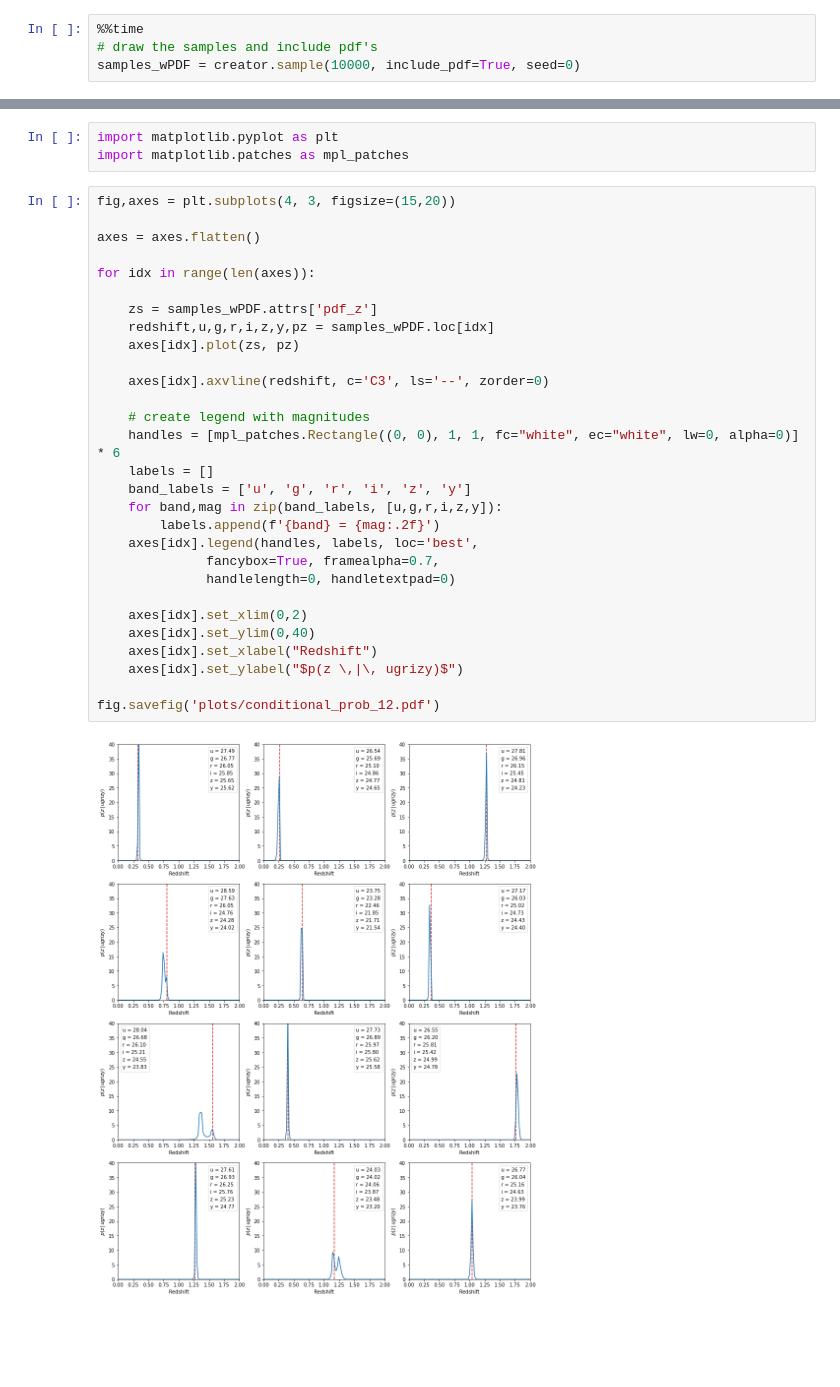
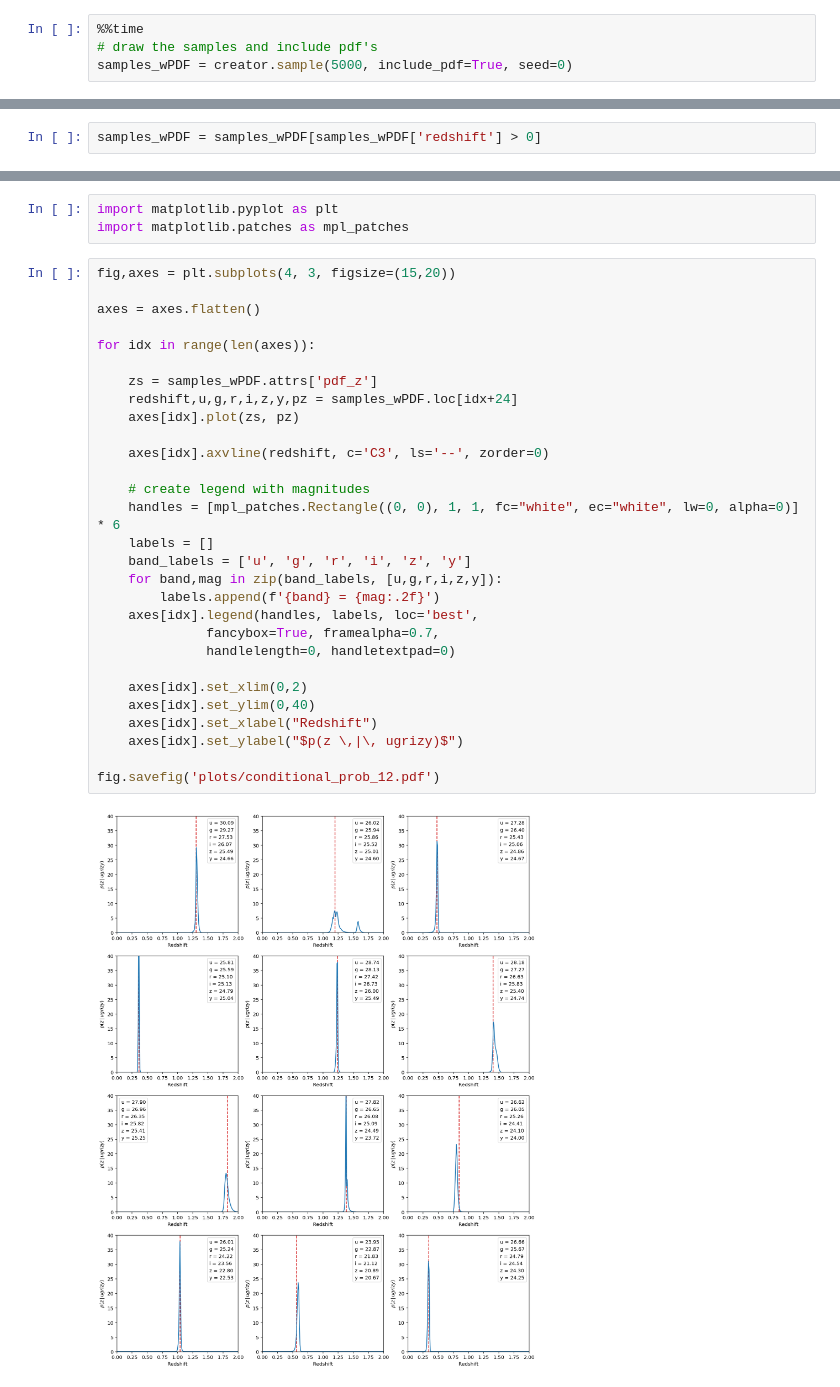
Before and after one commit to LSSTDESC/rail_attic, a Jupyter notebook: rail/creation/creation_demo.ipynb, the cells around one changed output, grey strips where cells are left out. Drawn from its saved outputs; the diff is of its cells as text; blank space fills up the shorter version.

Commit message:
Improved plotting in creation demo.

```diff
--- a/rail/creation/creation_demo.ipynb
+++ b/rail/creation/creation_demo.ipynb
@@ -42,5 +44,5 @@ Let's draw the same sample, but this time get the conditional pdf's as well.
 # %%
 %%time
 # draw the samples and include pdf's
-samples_wPDF = creator.sample(10000, include_pdf=True, seed=0)
+samples_wPDF = creator.sample(5000, include_pdf=True, seed=0)
 # %% [output]
@@ -49,3 +53,5 @@ Wall time: 3min 48s
+# %%
+samples_wPDF = samples_wPDF[samples_wPDF['redshift'] > 0]
 # %%
 # print the first few
 samples_wPDF.head()
@@ -70,31 +76,31 @@ import matplotlib.patches as mpl_patches
 # %%
 fig,axes = plt.subplots(4, 3, figsize=(15,20))
 
 axes = axes.flatten()
 
 for idx in range(len(axes)):
 
     zs = samples_wPDF.attrs['pdf_z']
-    redshift,u,g,r,i,z,y,pz = samples_wPDF.loc[idx]
+    redshift,u,g,r,i,z,y,pz = samples_wPDF.loc[idx+24]
     axes[idx].plot(zs, pz)
 
     axes[idx].axvline(redshift, c='C3', ls='--', zorder=0)
 
     # create legend with magnitudes
     handles = [mpl_patches.Rectangle((0, 0), 1, 1, fc="white", ec="white", lw=0, alpha=0)] * 6
     labels = []
     band_labels = ['u', 'g', 'r', 'i', 'z', 'y']
     for band,mag in zip(band_labels, [u,g,r,i,z,y]):
         labels.append(f'{band} = {mag:.2f}')
     axes[idx].legend(handles, labels, loc='best',
               fancybox=True, framealpha=0.7,
               handlelength=0, handletextpad=0)
 
     axes[idx].set_xlim(0,2)
     axes[idx].set_ylim(0,40)
     axes[idx].set_xlabel("Redshift")
     axes[idx].set_ylabel("$p(z \,|\, ugrizy)$")
 
 fig.savefig('plots/conditional_prob_12.pdf')
 # %% [output]
-[figure, old version]
+[figure, new version]
```
Also changed, not shown: parts of 10 cells of this notebook, 2 other files.
